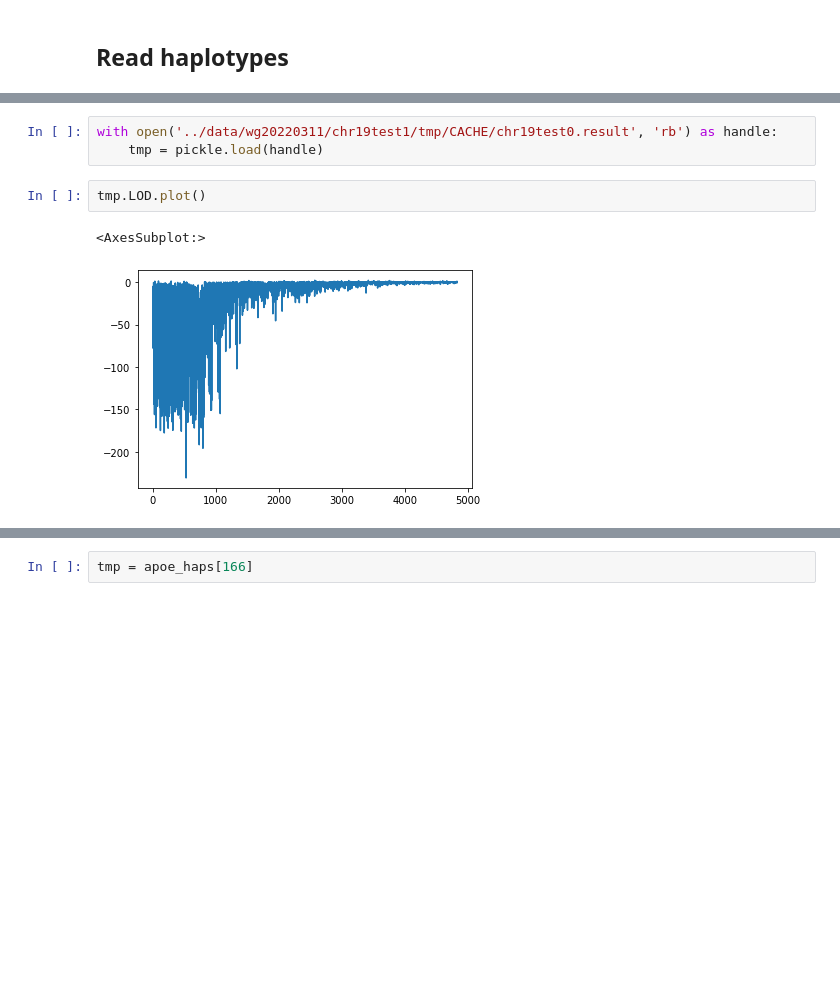
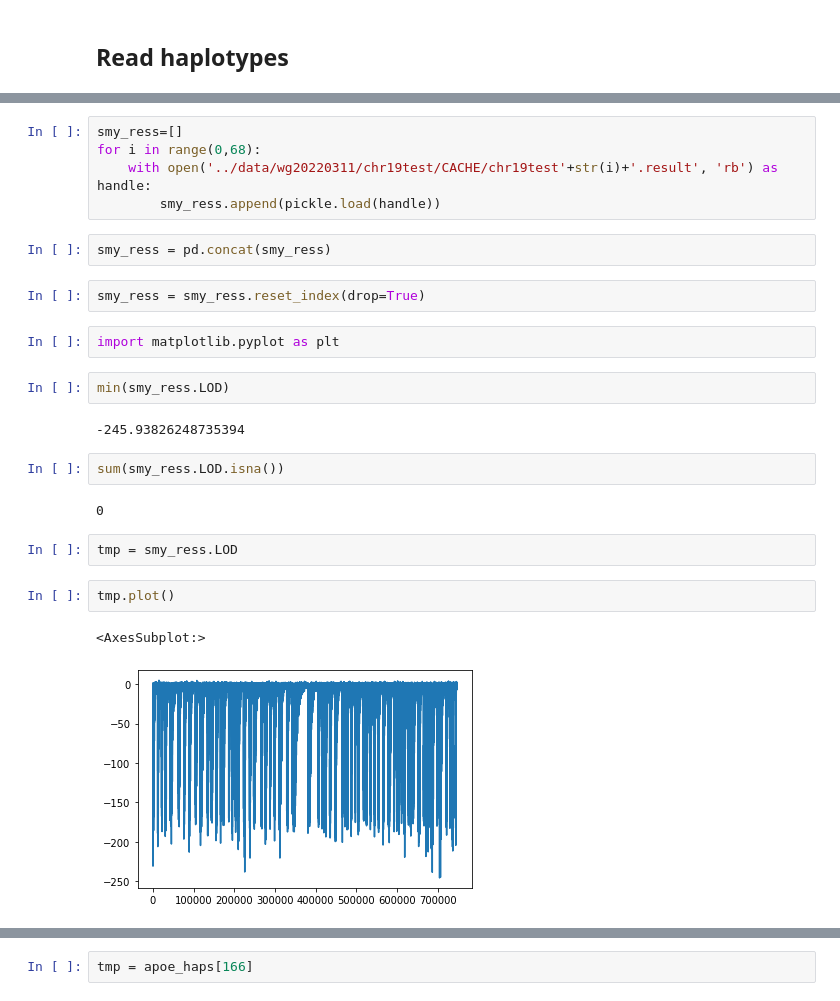
Before and after one commit to gaow/SEQLinkage, a Jupyter notebook: nbs/linakge_analysis.ipynb, the cells around one changed output, grey strips where cells are left out. Cells and saved outputs as stored; diff of their text form; blank space fills up the shorter version.

```diff
--- a/nbs/linakge_analysis.ipynb
+++ b/nbs/linakge_analysis.ipynb
@@ -153,8 +202,26 @@ def run_gene_lods(file,fam):
 # %%
-with open('../data/wg20220311/chr19test1/tmp/CACHE/chr19test0.result', 'rb') as handle:
-    tmp = pickle.load(handle)
+smy_ress=[]
+for i in range(0,68):
+    with open('../data/wg20220311/chr19test/CACHE/chr19test'+str(i)+'.result', 'rb') as handle:
+        smy_ress.append(pickle.load(handle))
+# %%
+smy_ress = pd.concat(smy_ress)
+# %%
+smy_ress = smy_ress.reset_index(drop=True)
+# %%
+import matplotlib.pyplot as plt
+# %%
+min(smy_ress.LOD)
+# %% [output]
+-245.93826248735394
+# %%
+sum(smy_ress.LOD.isna())
+# %% [output]
+0
 # %%
-tmp.LOD.plot()
+tmp = smy_ress.LOD
-# %% [output]
-<AxesSubplot:>
-[figure, removed]
+# %%
+tmp.plot()
+# %% [output]
+<AxesSubplot:>
+[figure, added]
```
Also changed, not shown: parts of 21 cells of this notebook, 3 other files.
